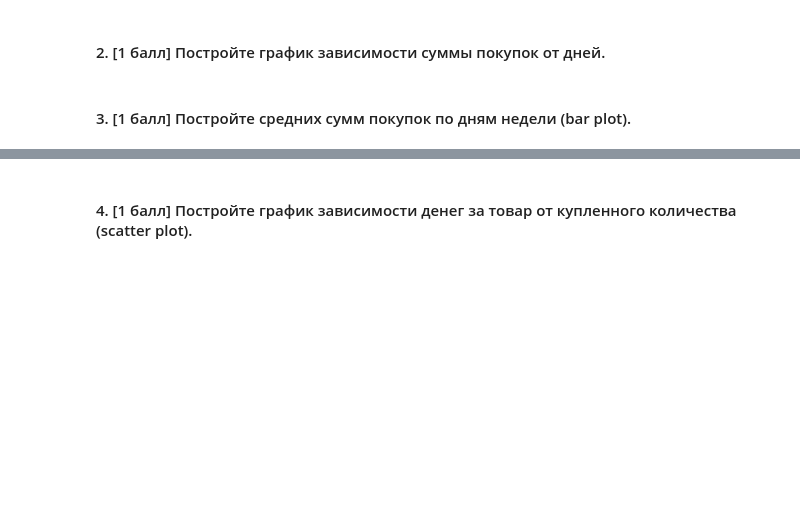
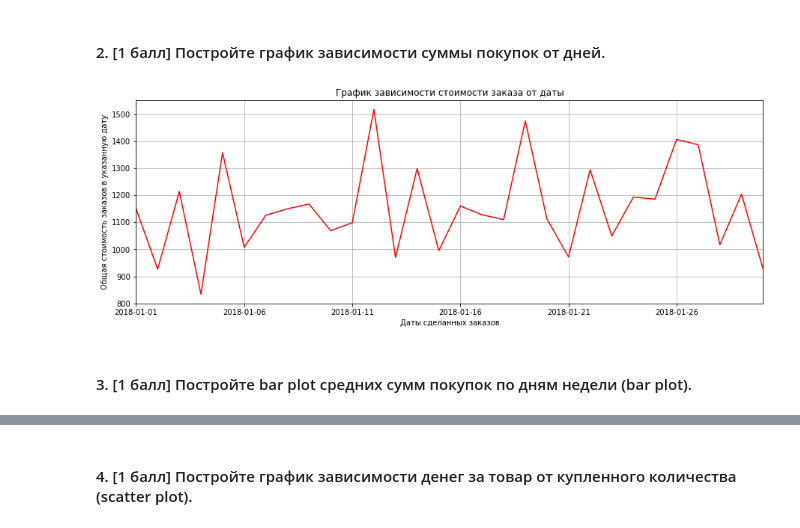
Before and after one commit to hse-mlearn/ha-01-danyanyam, a Jupyter notebook: homework-practice-01.ipynb, the cells around one changed output, grey strips where cells are left out. Cells and saved outputs as stored; diff of their text form; code cells hidden in the pictures; blank space fills up the shorter version.

```diff
--- a/homework-practice-01.ipynb
+++ b/homework-practice-01.ipynb
@@ -343,5 +343,12 @@ ax2.hist(mean_values);
 [figure]
 # %% [markdown]
 #### 2. [1 балл] Постройте график зависимости суммы покупок от дней.
+# %%
+y_axes = df.groupby(by='date').sum()['float_price']
+y_axes.plot(title='График зависимости стоимости заказа от даты', grid=True, figsize=(15, 5), color='red')
+plt.ylabel('Общая стоимость заказов в указанную дату')
+plt.xlabel('Даты сделанных заказов');
+# %% [output]
+[figure, added]
 # %% [markdown]
-#### 3. [1 балл] Постройте средних сумм покупок по дням недели (bar plot).
+#### 3. [1 балл] Постройте bar plot средних сумм покупок по дням недели (bar plot).
```
Also changed, not shown: parts of 7 cells of this notebook.
